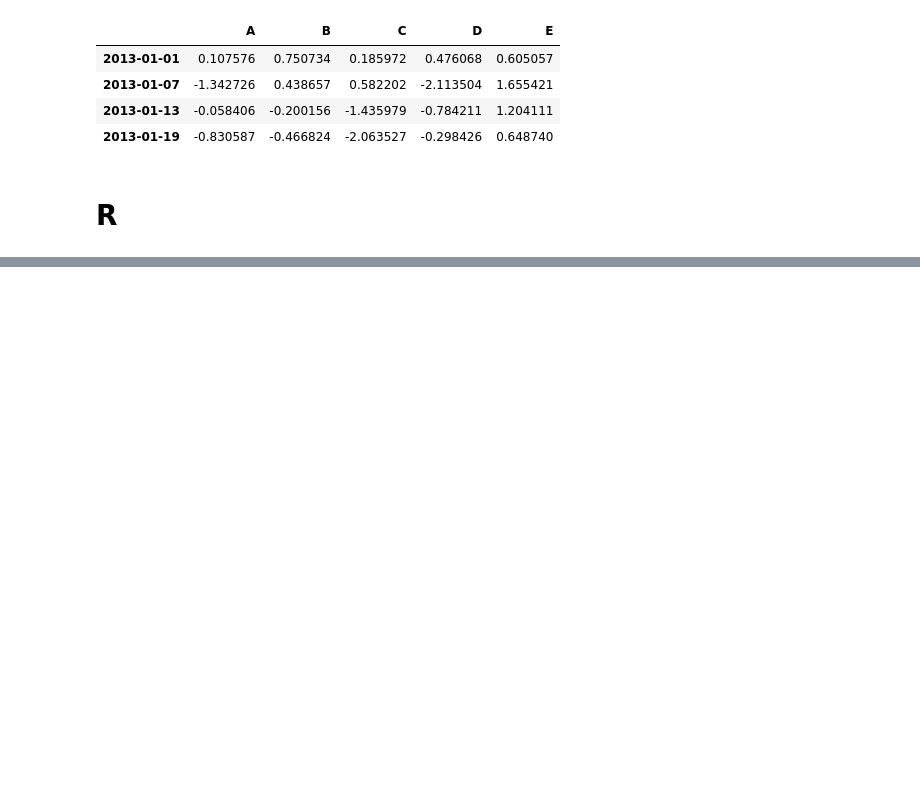
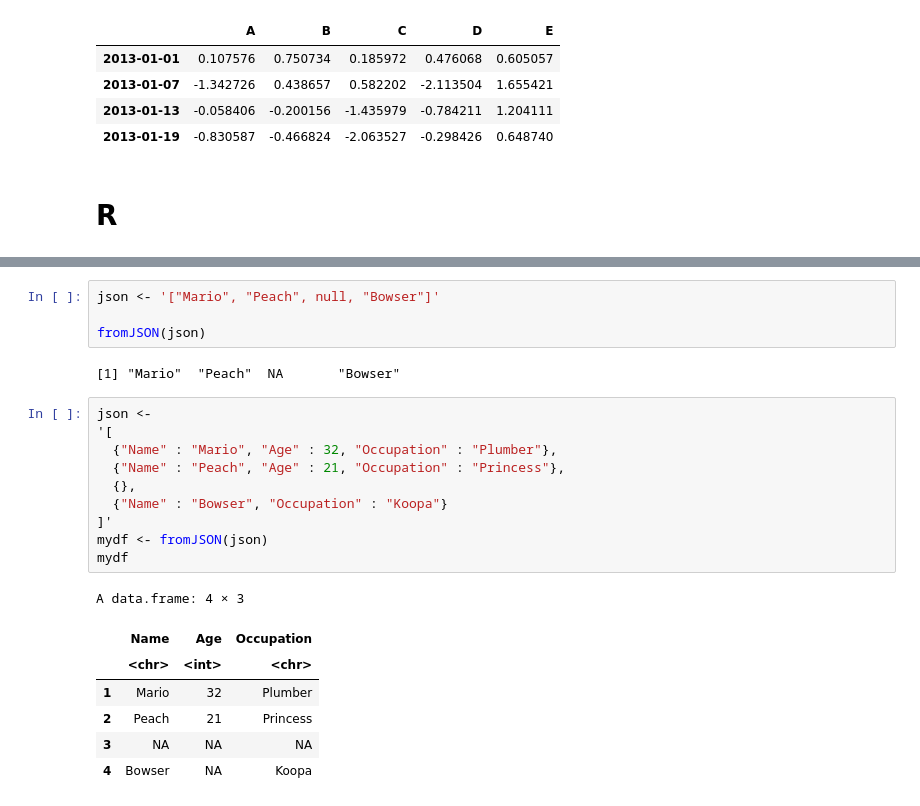
Before and after one commit to RashmitVartak/DAV, a Jupyter notebook: DAV_exp1.ipynb, the cells around one changed output, grey strips where cells are left out. Saved outputs shown, nothing was run; the diff lists cells and outputs as text; blank space fills up the shorter version.

```diff
--- a/DAV_exp1.ipynb
+++ b/DAV_exp1.ipynb
@@ -278,0 +432,24 @@ df[0:24:6]
+# %%
+json <- '["Mario", "Peach", null, "Bowser"]'
+
+fromJSON(json)
+# %% [output]
+[1] "Mario"  "Peach"  NA       "Bowser"
+# %%
+json <-
+'[
+  {"Name" : "Mario", "Age" : 32, "Occupation" : "Plumber"},
+  {"Name" : "Peach", "Age" : 21, "Occupation" : "Princess"},
+  {},
+  {"Name" : "Bowser", "Occupation" : "Koopa"}
+]'
+mydf <- fromJSON(json)
+mydf
+# %% [output]
+A data.frame: 4 × 3
+|  | Name | Age | Occupation |
+|  | <chr> | <int> | <chr> |
+| 1 | Mario | 32 | Plumber |
+| 2 | Peach | 21 | Princess |
+| 3 | NA | NA | NA |
+| 4 | Bowser | NA | Koopa |
```
Also changed, not shown: parts of 19 cells of this notebook.
